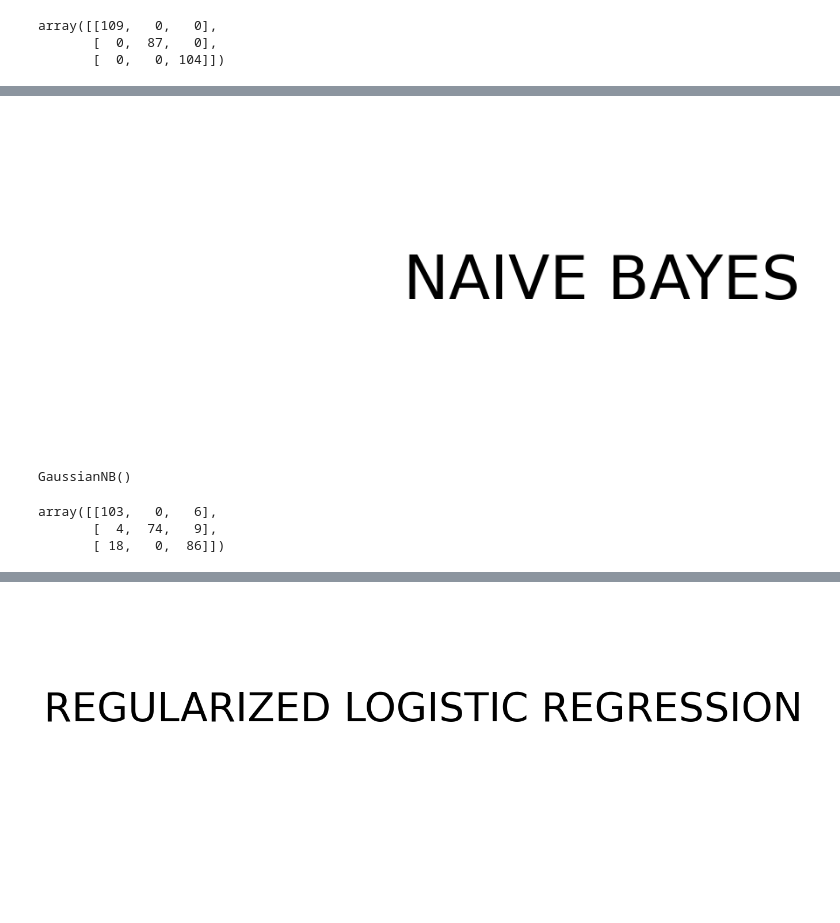
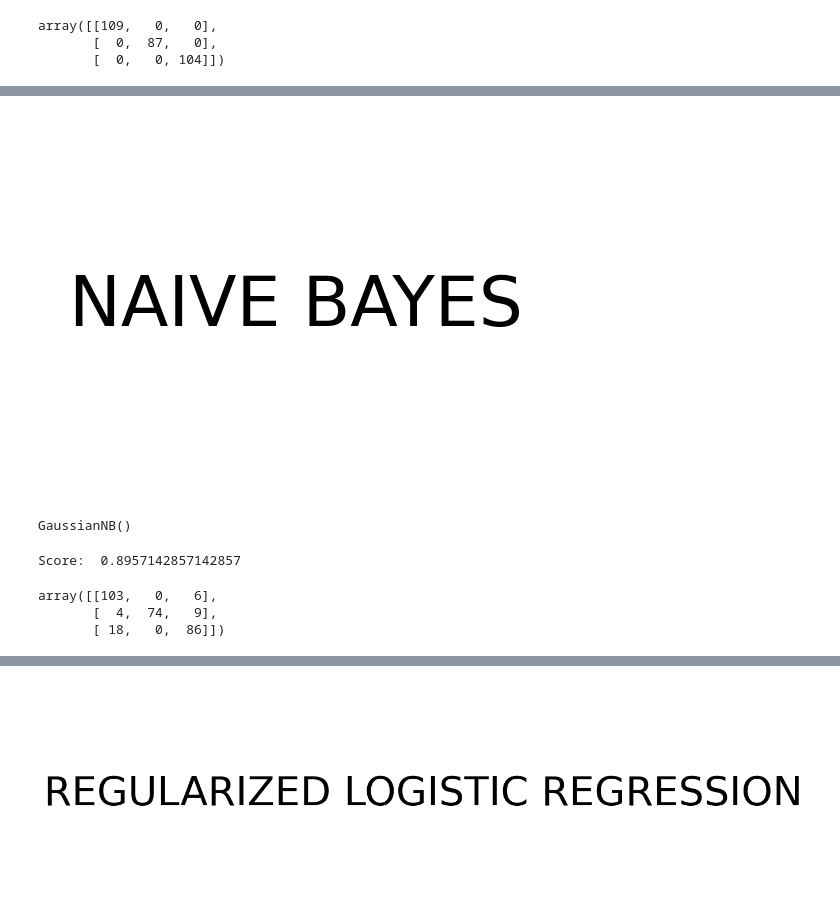
Before and after one commit to MG-Rusiana/Final_Project_Machine_Learning, a Jupyter notebook: final-project-machine-learning.ipynb, the cells around one changed output, grey strips where cells are left out. Cells and saved outputs as stored; diff of their text form; code cells hidden in the pictures; blank space fills up the shorter version.

```diff
--- a/final-project-machine-learning.ipynb
+++ b/final-project-machine-learning.ipynb
@@ -177,11 +182,11 @@ F1-score:  1.0
 # %%
 #==============================================================NAIVE BAYES=======================================================================
 plt.figure()
-plt.text(1.28, 0.5, "NAIVE BAYES", fontsize=50, ha='center', va='center')
+plt.text(0.5, 0.5, "NAIVE BAYES", fontsize=50, ha='center', va='center')
 plt.axis('off')
 plt.show()
 # %% [output]
-[figure, old version]
+[figure, new version]
 # %%
 from sklearn.naive_bayes import GaussianNB
 # %%
@@ -190,13 +195,20 @@ nb =  GaussianNB()
 nb.fit(X_train,y_train.values.ravel())
 # %% [output]
 GaussianNB()
-# %%
-predict_y = nb.predict(X_test)
-confusion_matrix(y_test,predict_y)
-# %% [output]
-array([[103,   0,   6],
-       [  4,  74,   9],
-       [ 18,   0,  86]])
+# %%
+#Predict
+nb_score = nb.score(X_train, y_train)
+nb_predict_y =nb.predict(X_test)
+
+print("Score: ",nb_score)
+# %% [output]
+Score:  0.8957142857142857
+# %%
+confusion_matrix(y_test,nb_predict_y)
+# %% [output]
+array([[103,   0,   6],
+       [  4,  74,   9],
+       [ 18,   0,  86]])
 # %%
 #Calculating the performance scores
 nb_tp1, nb_tp2, nb_tp3 = 103, 74, 86
```
Also changed, not shown: parts of 15 cells of this notebook.
